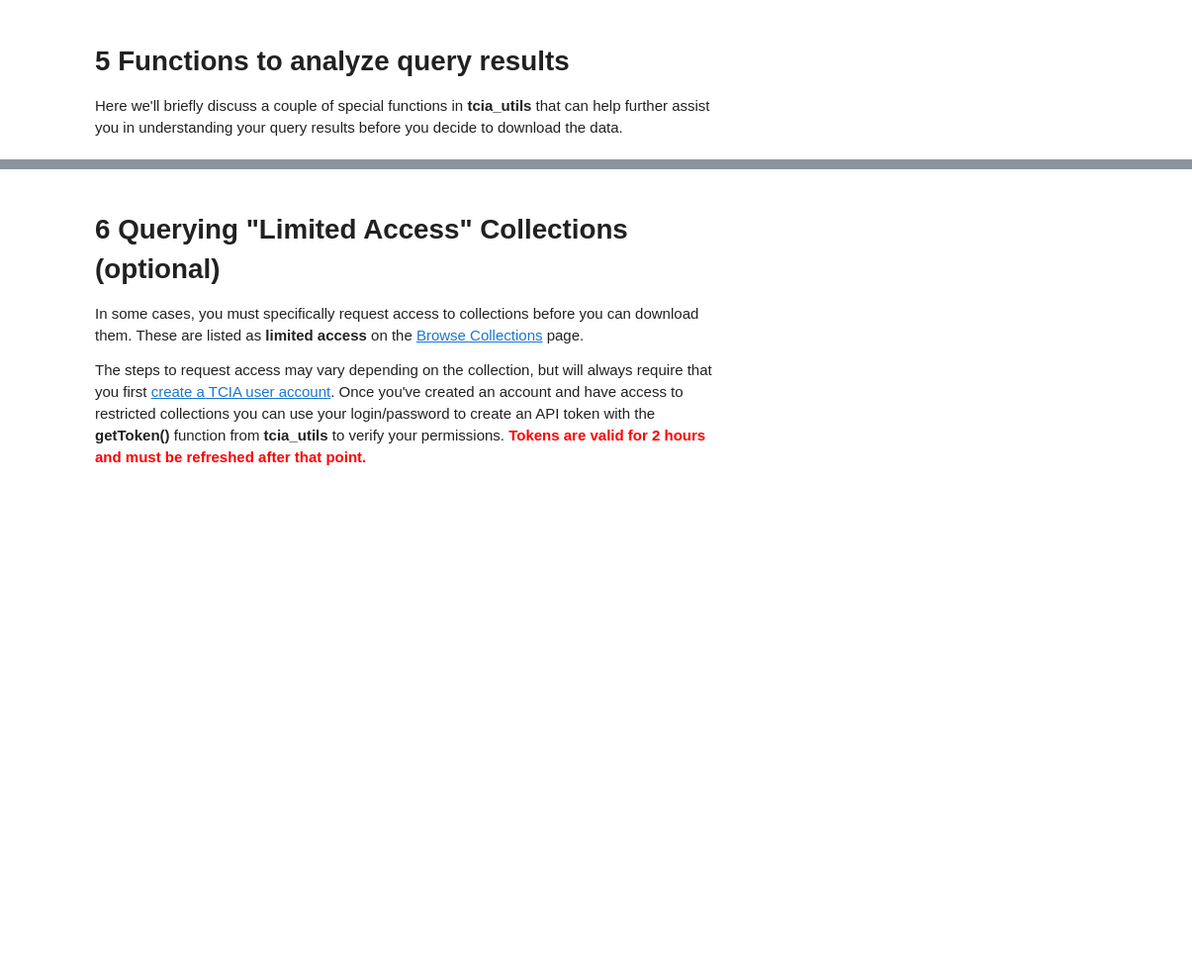
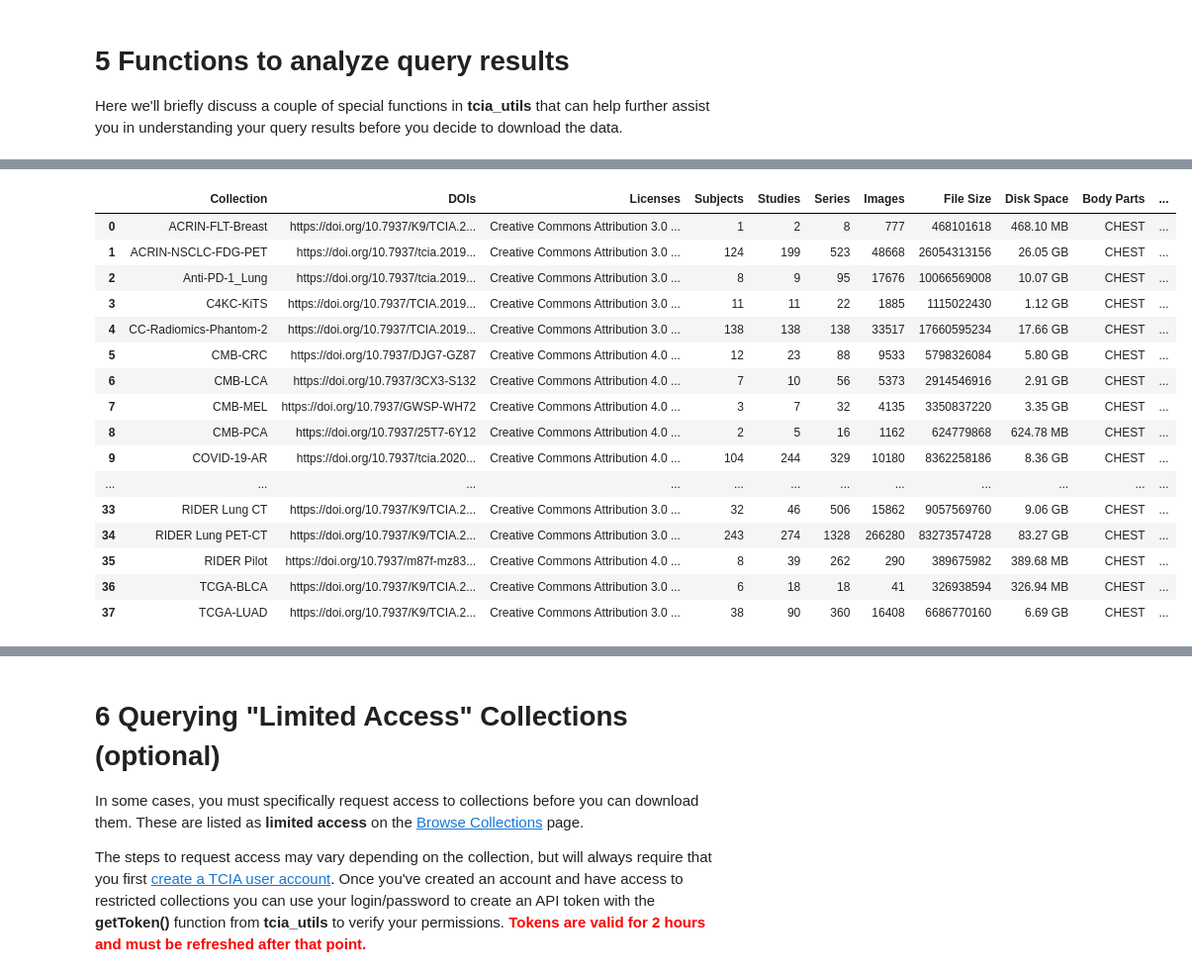
Before and after one commit to kirbyju/TCIA_Notebooks, a Jupyter notebook: TCIA_REST_API_Queries.ipynb, the cells around one changed output, grey strips where cells are left out. Shown at 99% size. Drawn from its saved outputs; the diff is of its cells as text; code cells hidden in the pictures; blank space fills up the shorter version.

```diff
--- a/TCIA_REST_API_Queries.ipynb
+++ b/TCIA_REST_API_Queries.ipynb
@@ -130,0 +130,2 @@ Here we'll briefly discuss a couple of special functions in **tcia_utils** that
+# %%
+series = nbia.getSeries(bodyPart="CHEST")
@@ -130,0 +134,20 @@ Here we'll briefly discuss a couple of special functions in **tcia_utils** that
+# %%
+nbia.reportCollectionSummary(series)
+# %% [output]
+|  | Collection | DOIs | Licenses | Subjects | Studies | Series | Images | File Size | Disk Space | Body Parts | ... |
+| 0 | ACRIN-FLT-Breast | https://doi.org/10.7937/K9/TCIA.2... | Creative Commons Attribution 3.0 ... | 1 | 2 | 8 | 777 | 468101618 | 468.10 MB | CHEST | ... |
+| 1 | ACRIN-NSCLC-FDG-PET | https://doi.org/10.7937/tcia.2019... | Creative Commons Attribution 3.0 ... | 124 | 199 | 523 | 48668 | 26054313156 | 26.05 GB | CHEST | ... |
+| 2 | Anti-PD-1_Lung | https://doi.org/10.7937/tcia.2019... | Creative Commons Attribution 3.0 ... | 8 | 9 | 95 | 17676 | 10066569008 | 10.07 GB | CHEST | ... |
+| 3 | C4KC-KiTS | https://doi.org/10.7937/TCIA.2019... | Creative Commons Attribution 3.0 ... | 11 | 11 | 22 | 1885 | 1115022430 | 1.12 GB | CHEST | ... |
+| 4 | CC-Radiomics-Phantom-2 | https://doi.org/10.7937/TCIA.2019... | Creative Commons Attribution 3.0 ... | 138 | 138 | 138 | 33517 | 17660595234 | 17.66 GB | CHEST | ... |
+| 5 | CMB-CRC | https://doi.org/10.7937/DJG7-GZ87 | Creative Commons Attribution 4.0 ... | 12 | 23 | 88 | 9533 | 5798326084 | 5.80 GB | CHEST | ... |
+| 6 | CMB-LCA | https://doi.org/10.7937/3CX3-S132 | Creative Commons Attribution 4.0 ... | 7 | 10 | 56 | 5373 | 2914546916 | 2.91 GB | CHEST | ... |
+| 7 | CMB-MEL | https://doi.org/10.7937/GWSP-WH72 | Creative Commons Attribution 4.0 ... | 3 | 7 | 32 | 4135 | 3350837220 | 3.35 GB | CHEST | ... |
+| 8 | CMB-PCA | https://doi.org/10.7937/25T7-6Y12 | Creative Commons Attribution 4.0 ... | 2 | 5 | 16 | 1162 | 624779868 | 624.78 MB | CHEST | ... |
+| 9 | COVID-19-AR | https://doi.org/10.7937/tcia.2020... | Creative Commons Attribution 4.0 ... | 104 | 244 | 329 | 10180 | 8362258186 | 8.36 GB | CHEST | ... |
+| ... | ... | ... | ... | ... | ... | ... | ... | ... | ... | ... | ... |
+| 33 | RIDER Lung CT | https://doi.org/10.7937/K9/TCIA.2... | Creative Commons Attribution 3.0 ... | 32 | 46 | 506 | 15862 | 9057569760 | 9.06 GB | CHEST | ... |
+| 34 | RIDER Lung PET-CT | https://doi.org/10.7937/K9/TCIA.2... | Creative Commons Attribution 3.0 ... | 243 | 274 | 1328 | 266280 | 83273574728 | 83.27 GB | CHEST | ... |
+| 35 | RIDER Pilot | https://doi.org/10.7937/m87f-mz83... | Creative Commons Attribution 4.0 ... | 8 | 39 | 262 | 290 | 389675982 | 389.68 MB | CHEST | ... |
+| 36 | TCGA-BLCA | https://doi.org/10.7937/K9/TCIA.2... | Creative Commons Attribution 3.0 ... | 6 | 18 | 18 | 41 | 326938594 | 326.94 MB | CHEST | ... |
+| 37 | TCGA-LUAD | https://doi.org/10.7937/K9/TCIA.2... | Creative Commons Attribution 3.0 ... | 38 | 90 | 360 | 16408 | 6686770160 | 6.69 GB | CHEST | ... |
```
Also changed, not shown: parts of 20 cells of this notebook.
